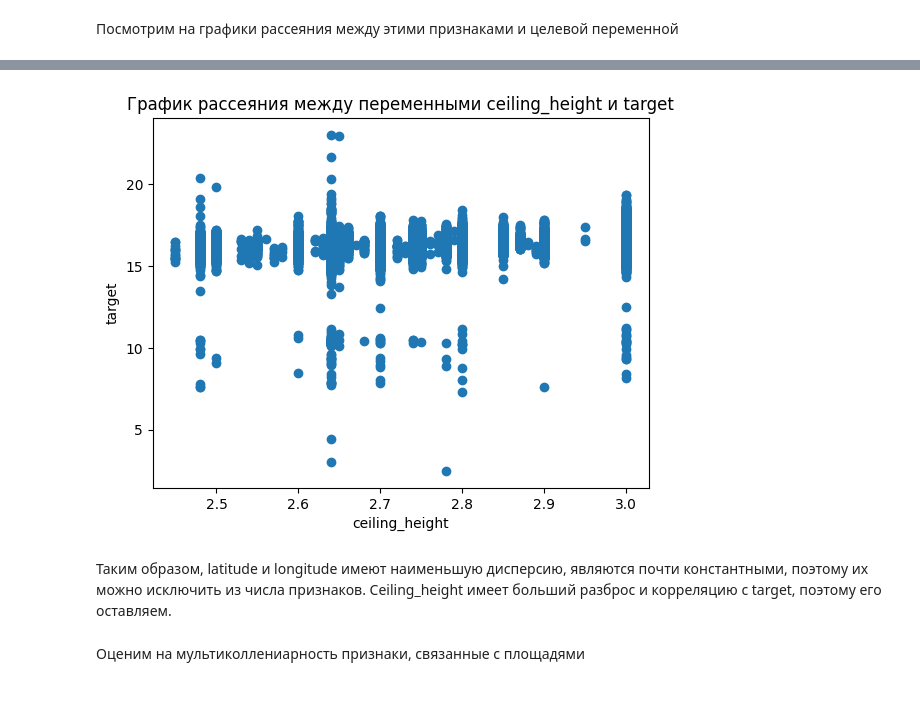
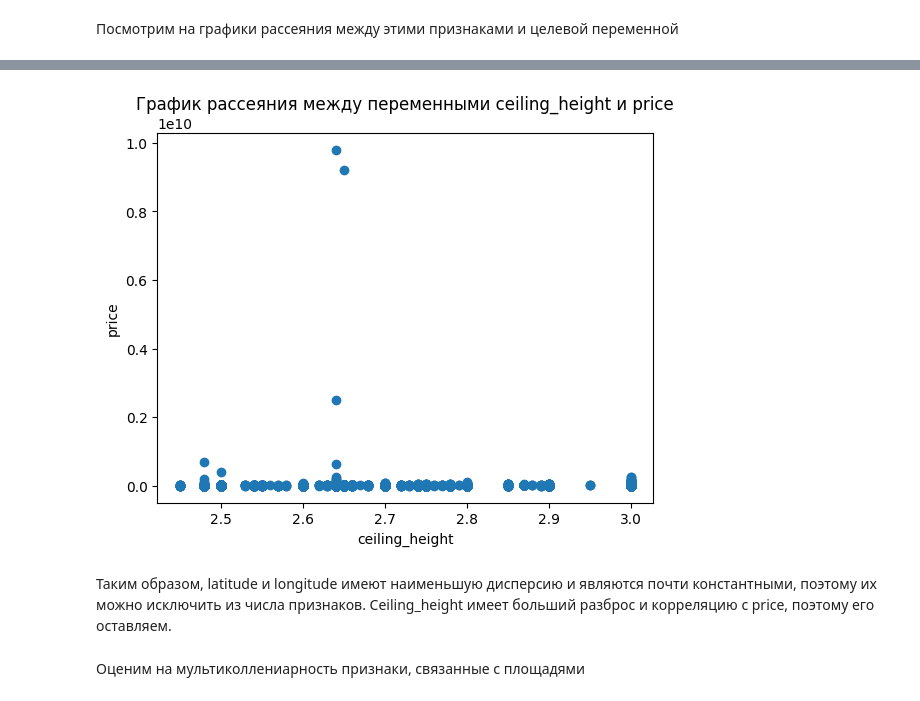
Before and after one commit to ibnkir/mle-project-sprint-1, a Jupyter notebook: notebooks/eda.ipynb, the cells around one changed output, grey strips where cells are left out. Drawn from its saved outputs; the diff is of its cells as text; code cells hidden in the pictures.

```diff
--- a/notebooks/eda.ipynb
+++ b/notebooks/eda.ipynb
@@ -50,9 +50,6 @@ def transform(data):
     # Удаляем строки с пустыми, отрицательными и нулевыми ценами
     data = data[~(data['price'].isnull() | (data['price'] <= 0))]
 
-    # Добавляем target = ln(1 + price)
-    data['target'] = np.log1p(data['price'])
-
     return data
 # %%
 # Удаление строк-дубликатов
@@ -85,7 +82,7 @@ def fill_missing_values(data):
 
 def remove_outliers(data):
     num_cols = data.select_dtypes(['int', 'float']).drop(
-        columns=['flat_id', 'building_type_int', 'price', 'target']
+        columns=['flat_id', 'building_type_int', 'price']
     ).columns
     threshold = 1.5
     potential_outliers = pd.DataFrame()
@@ -379,13 +375,13 @@ plt.show()
 # %%
-plt.scatter(clean_data['ceiling_height'], clean_data['target'])
+plt.scatter(clean_data['ceiling_height'], clean_data['price'])
 plt.xlabel('ceiling_height')
-plt.ylabel('target')
-plt.title('График рассеяния между переменными ceiling_height и target')
+plt.ylabel('price')
+plt.title('График рассеяния между переменными ceiling_height и price')
 plt.show()
 # %% [output]
-[figure, old version]
+[figure, new version]
 # %% [markdown]
-Таким образом, latitude и longitude имеют наименьшую дисперсию, являются почти константными, поэтому их можно исключить из числа признаков. Ceiling_height имеет больший разброс и корреляцию с target, поэтому его оставляем.
+Таким образом, latitude и longitude имеют наименьшую дисперсию и являются почти константными, поэтому их можно исключить из числа признаков. Ceiling_height имеет больший разброс и корреляцию с price, поэтому его оставляем.
 # %% [markdown]
 Оценим на мультиколлениарность признаки, связанные с площадями
 # %%
```
Also changed, not shown: parts of 10 cells of this notebook, 11 other files.
